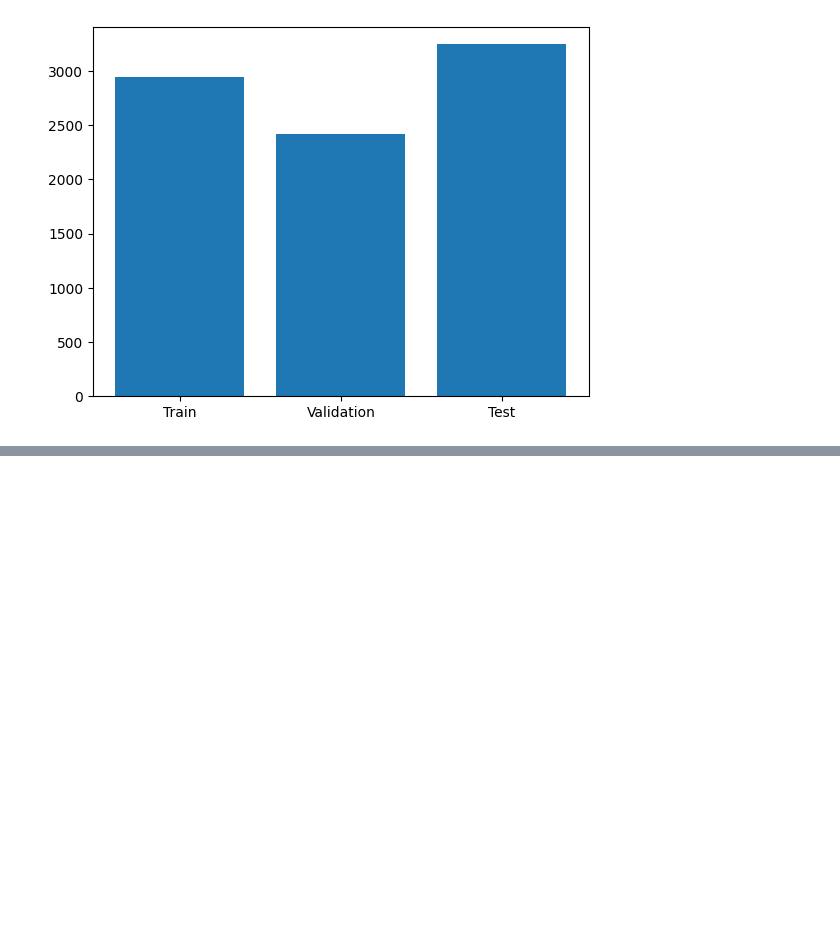
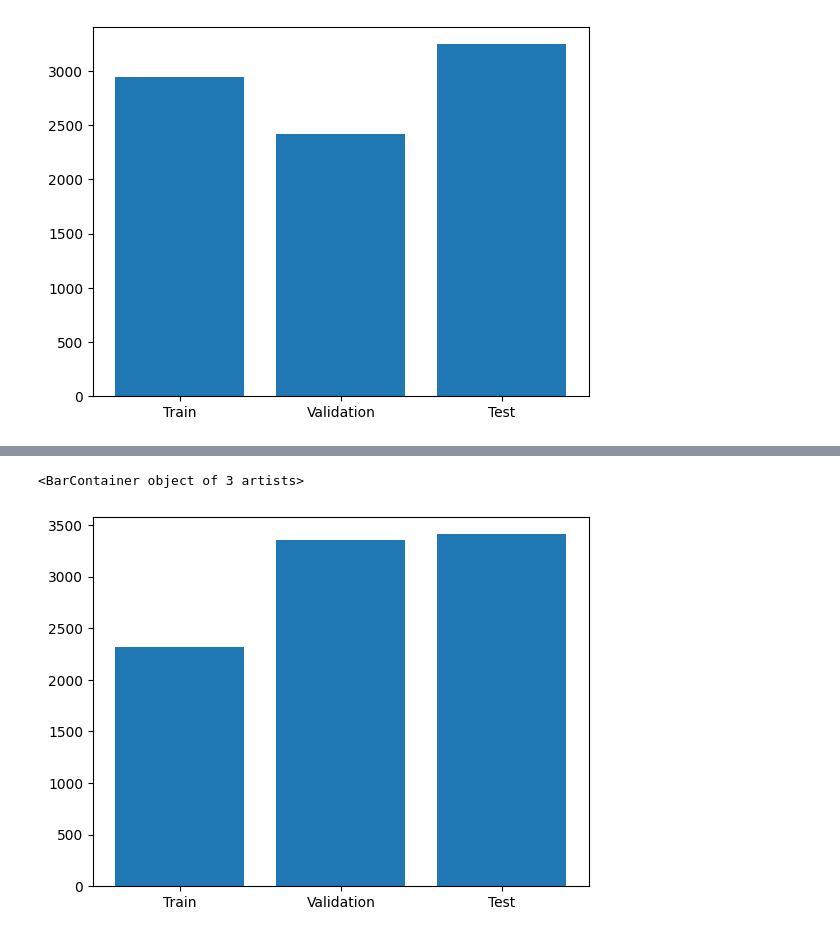
Before and after one commit to plearning2001/Machine-learning, a Jupyter notebook: toy_dataset.ipynb, the cells around one changed output, grey strips where cells are left out. Drawn from its saved outputs; the diff is of its cells as text; code cells hidden in the pictures; blank space fills up the shorter version.

```diff
--- a/toy_dataset.ipynb
+++ b/toy_dataset.ipynb
@@ -214,0 +288,33 @@ Test R² Score: 0.43891375898156637
+# %%
+y_pred = model.predict(X_test_poly)
+print(y_pred)
+
+y_val_pred = model.predict(X_val_poly)
+y_train_pred = model.predict(X_train_poly)
+
+val_mse = mean_squared_error(y_val, y_val_pred)
+val_r2 = r2_score(y_val, y_val_pred)
+
+train_mse = mean_squared_error(y_train, y_train_pred)
+train_r2 = r2_score(y_train, y_train_pred)
+
+mse = mean_squared_error(y_test, y_pred)
+r2 = r2_score(y_test, y_pred)
+
+
+
+print("\nTraining results")
+print("Train MSE:", train_mse)
+print("Train R²:", train_r2)
+
+
+print("\n--- Validation Results ---")
+
+print("Validation MSE:", val_mse)
+print("Validation R²:", val_r2)
+
+print("\n Testing result")
+
+print("\n--- Evaluation ---")
+print("Test  (MSE):", mse)
+print("Test R² Score:", r2)
@@ -214,0 +354,8 @@ Test R² Score: 0.43891375898156637
+# %%
+plt.bar(
+    ["Train", "Validation", "Test"],
+    [train_mse, val_mse, mse]
+)
+# %% [output]
+<BarContainer object of 3 artists>
+[figure, added]
```
Also changed, not shown: parts of 8 cells of this notebook, 1 other file.
